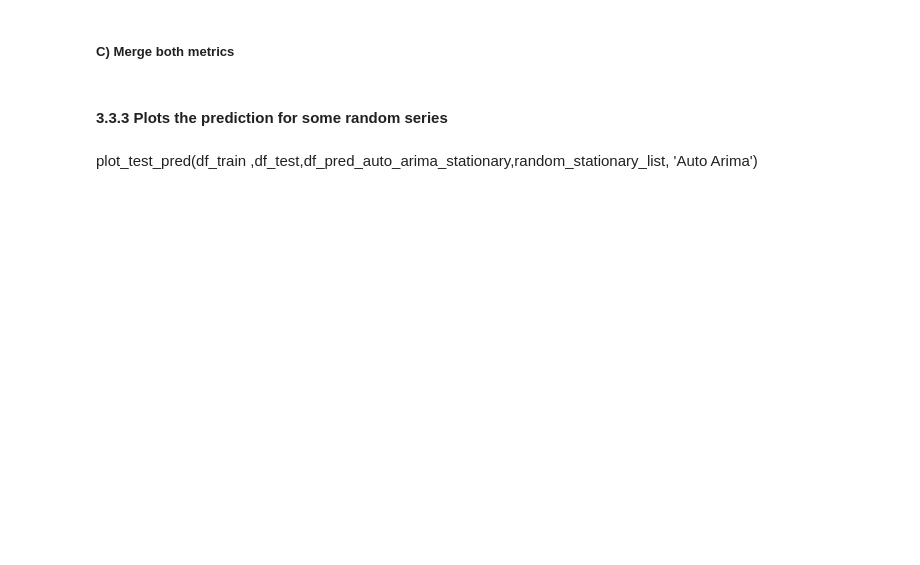
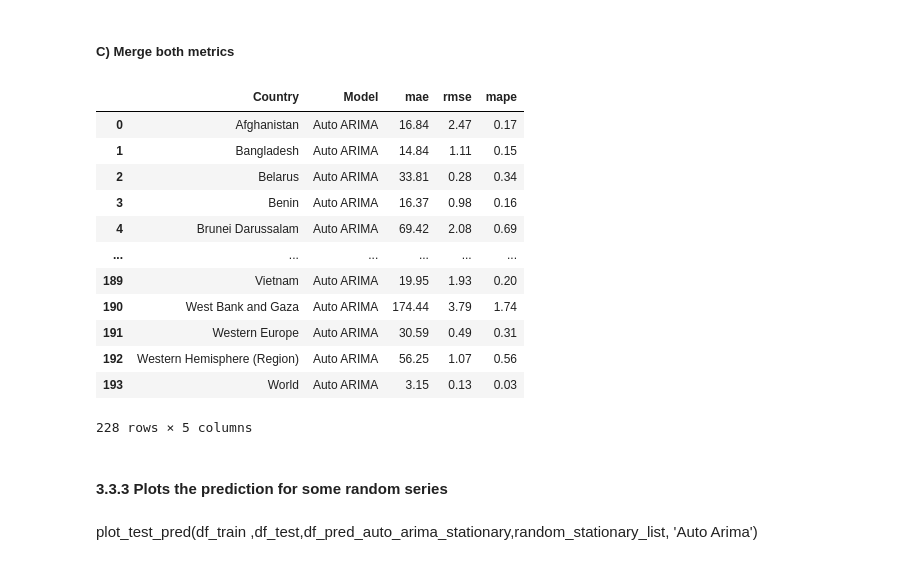
Before and after one commit to ThainaMoraes/desafio_ds_lighthouse, a Jupyter notebook: desafio_ds_predict_values.ipynb, the cells around one changed output. Saved outputs shown, nothing was run; the diff lists cells and outputs as text; code cells hidden in the pictures; blank space fills up the shorter version.

```diff
--- a/desafio_ds_predict_values.ipynb
+++ b/desafio_ds_predict_values.ipynb
@@ -117,8 +162,6 @@ def auto_arima_model(df_train, list_columns, trend= None, d=None, stationary=Tru
             df_train[column],
             start_p=0, max_p=2,
             start_q=0, max_q=2,
-            # start_P=0, max_P=2,
-            # start_Q=0, max_Q=2,
             m=10,
             seasonal=seasonal,
             stationary=stationary,
@@ -133,7 +176,9 @@ def auto_arima_model(df_train, list_columns, trend= None, d=None, stationary=Tru
 
         df_prediction = pd.concat([df_prediction, pd.DataFrame(pred_sarimax,columns=[column])], axis=1).round()
 
-    return pred_sarimax
+    auto_arima_pred = pd.DataFrame(df_prediction)
+
+    return auto_arima_pred
 # %% [markdown]
 ### 2.5 Simple Exponential Smoothing Model
 # %% [markdown]
@@ -259,8 +402,22 @@ df_metric_auto_arima_non_stationary
 # %% [markdown]
 ##### C) Merge both metrics
 # %%
-df_metrics_auto_arima = pd.concat([df_metric_auto_arima_non_stationary,df_metric_auto_arima_stationary])
+df_metrics_auto_arima = pd.concat([df_metric_auto_arima_non_stationary,df_metric_auto_arima_stationary], axis=0)
 df_metrics_auto_arima
+# %% [output]
+|  | Country | Model | mae | rmse | mape |
+| 0 | Afghanistan | Auto ARIMA | 16.84 | 2.47 | 0.17 |
+| 1 | Bangladesh | Auto ARIMA | 14.84 | 1.11 | 0.15 |
+| 2 | Belarus | Auto ARIMA | 33.81 | 0.28 | 0.34 |
+| 3 | Benin | Auto ARIMA | 16.37 | 0.98 | 0.16 |
+| 4 | Brunei Darussalam | Auto ARIMA | 69.42 | 2.08 | 0.69 |
+| ... | ... | ... | ... | ... | ... |
+| 189 | Vietnam | Auto ARIMA | 19.95 | 1.93 | 0.20 |
+| 190 | West Bank and Gaza | Auto ARIMA | 174.44 | 3.79 | 1.74 |
+| 191 | Western Europe | Auto ARIMA | 30.59 | 0.49 | 0.31 |
+| 192 | Western Hemisphere (Region) | Auto ARIMA | 56.25 | 1.07 | 0.56 |
+| 193 | World | Auto ARIMA | 3.15 | 0.13 | 0.03 |
+228 rows × 5 columns
 # %% [markdown]
 #### 3.3.3 Plots the prediction for some random series
 # %% [markdown]
```
Also changed, not shown: parts of 30 cells of this notebook, 2 other files.
